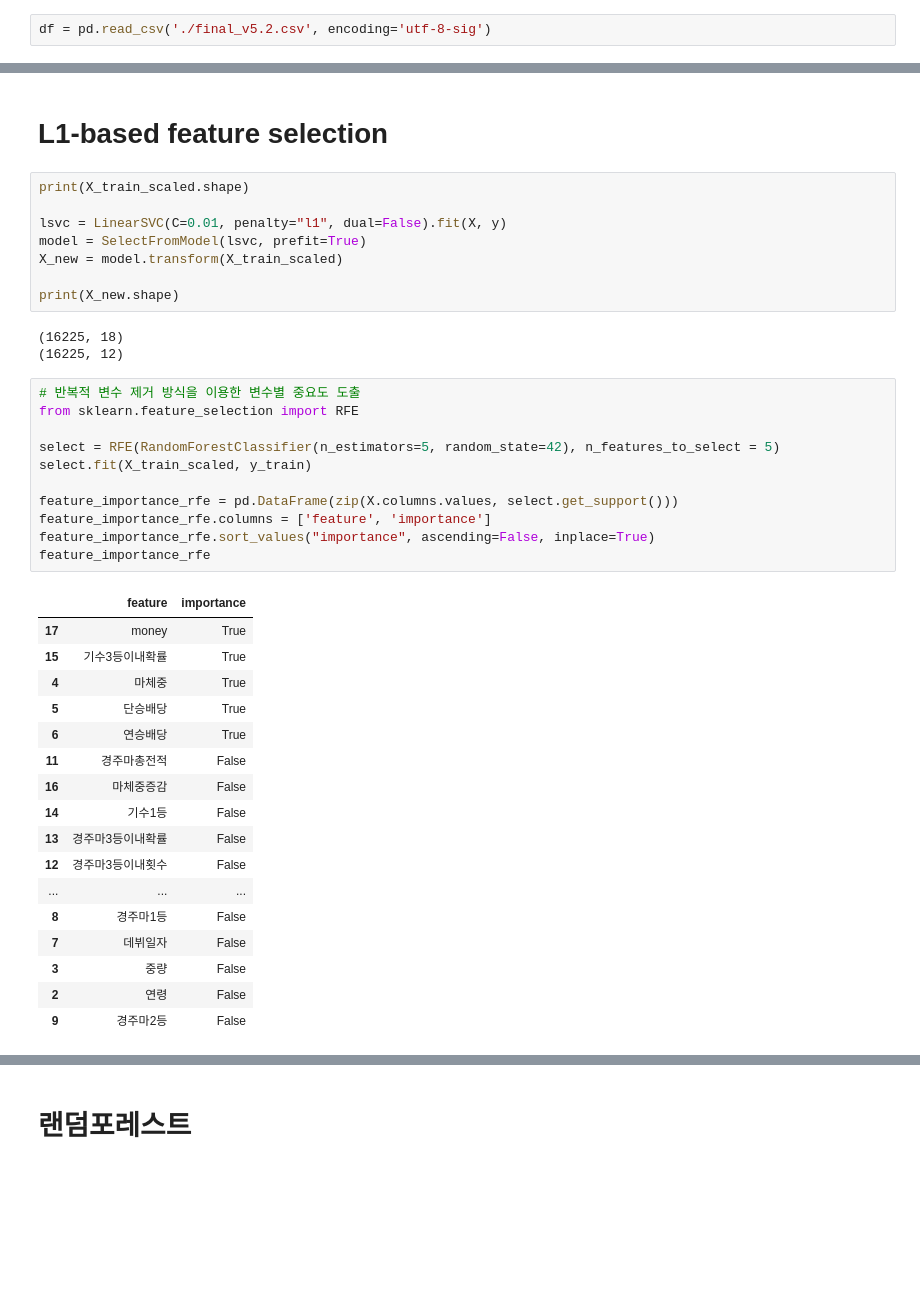
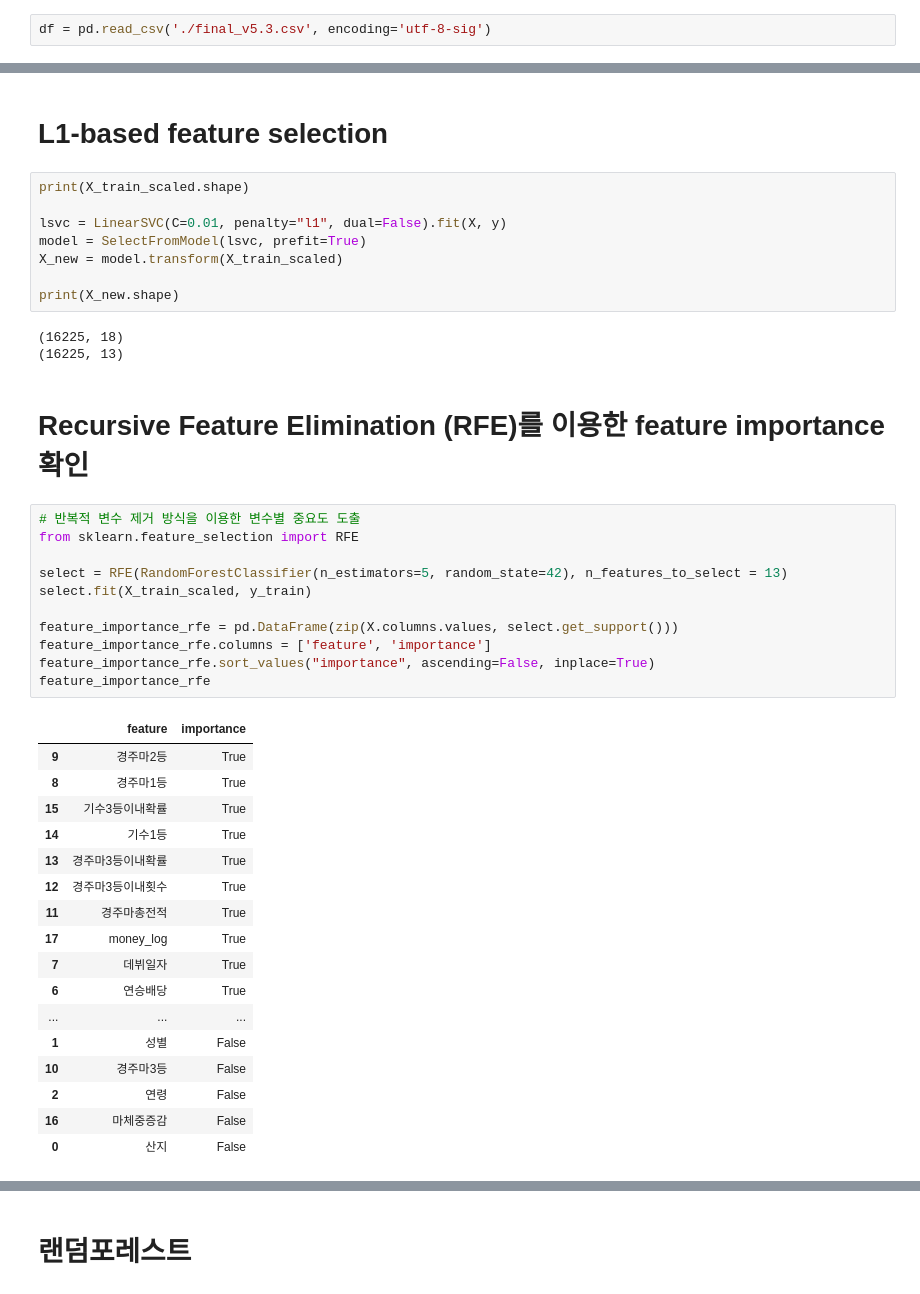
Before and after one commit to Inhatc-Bigdata-Project/RacingClassificationModel, a Jupyter notebook: final.ipynb, the cells around one changed output, grey strips where cells are left out. Saved outputs shown, nothing was run; the diff lists cells and outputs as text; blank space fills up the shorter version.

Commit message:
final_v5.3 is money column log scale

```diff
--- a/final.ipynb
+++ b/final.ipynb
@@ -1361,7 +1401,7 @@ df.to_csv('./final_v5.2.csv', encoding='utf-8-sig')
 # %% [markdown]
 # RandomForest feature_importance 확인
 # %%
-df = pd.read_csv('./final_v5.2.csv', encoding='utf-8-sig')
+df = pd.read_csv('./final_v5.3.csv', encoding='utf-8-sig')
 # %%
 X = df.drop(columns={'idx','마명','기수명','grade','length','기수2등', 'date',
                     '기수3등','기수3등이내횟수','기수총전적', '연승'})
@@ -1474,33 +1517,35 @@ X_new = model.transform(X_train_scaled)
 print(X_new.shape)
 # %% [output]
 (16225, 18)
-(16225, 12)
+(16225, 13)
+# %% [markdown]
+# Recursive Feature Elimination (RFE)를 이용한 feature importance 확인
 # %%
 # 반복적 변수 제거 방식을 이용한 변수별 중요도 도출
 from sklearn.feature_selection import RFE
 
-select = RFE(RandomForestClassifier(n_estimators=5, random_state=42), n_features_to_select = 5)
+select = RFE(RandomForestClassifier(n_estimators=5, random_state=42), n_features_to_select = 13)
 select.fit(X_train_scaled, y_train)
 
 feature_importance_rfe = pd.DataFrame(zip(X.columns.values, select.get_support()))
 feature_importance_rfe.columns = ['feature', 'importance']
 feature_importance_rfe.sort_values("importance", ascending=False, inplace=True)
 feature_importance_rfe
 # %% [output]
 |  | feature | importance |
-| 17 | money | True |
+| 9 | 경주마2등 | True |
+| 8 | 경주마1등 | True |
 | 15 | 기수3등이내확률 | True |
-| 4 | 마체중 | True |
-| 5 | 단승배당 | True |
+| 14 | 기수1등 | True |
+| 13 | 경주마3등이내확률 | True |
+| 12 | 경주마3등이내횟수 | True |
+| 11 | 경주마총전적 | True |
+| 17 | money_log | True |
+| 7 | 데뷔일자 | True |
 | 6 | 연승배당 | True |
-| 11 | 경주마총전적 | False |
+| ... | ... | ... |
+| 1 | 성별 | False |
+| 10 | 경주마3등 | False |
+| 2 | 연령 | False |
 | 16 | 마체중증감 | False |
-| 14 | 기수1등 | False |
-| 13 | 경주마3등이내확률 | False |
-| 12 | 경주마3등이내횟수 | False |
-| ... | ... | ... |
-| 8 | 경주마1등 | False |
-| 7 | 데뷔일자 | False |
-| 3 | 중량 | False |
-| 2 | 연령 | False |
-| 9 | 경주마2등 | False |
+| 0 | 산지 | False |
```
Also changed, not shown: parts of 10 cells of this notebook, 1 other file.
